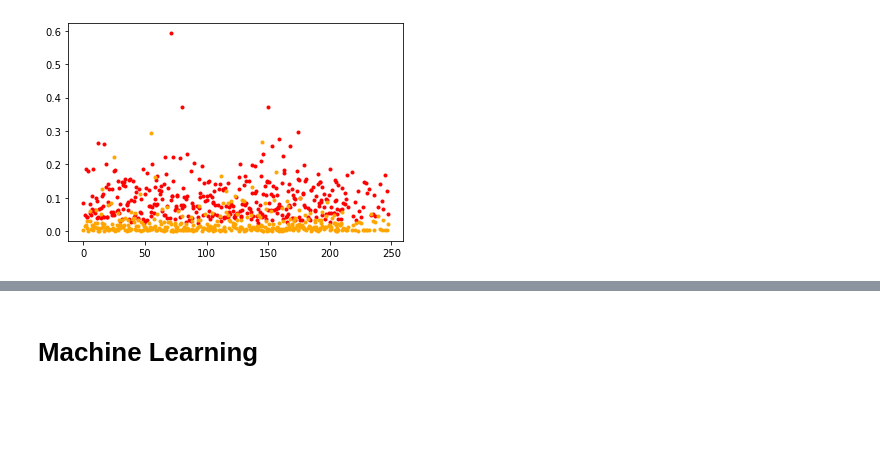
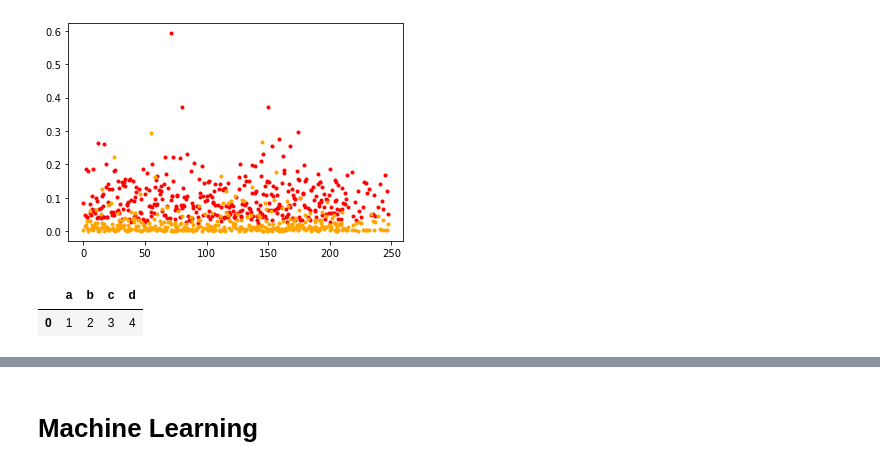
Before and after one commit to eramey16/galactic_lenses, a Jupyter notebook: Test.ipynb, the cells around one changed output, grey strips where cells are left out. Cells and saved outputs as stored; diff of their text form; code cells hidden in the pictures; blank space fills up the shorter version.

```diff
--- a/Test.ipynb
+++ b/Test.ipynb
@@ -971,3 +1097,13 @@ plt.plot(A_lenses['unc_'+band], '.', color='orange')
 # %% [output]
 [<matplotlib.lines.Line2D at 0x...>]
 [figure]
+# %%
+import pandas as pd
+import numpy as np
+x = pd.DataFrame({'a':[1], 'b':[2]})
+x[['c', 'd']] = None
+x.loc[0, ['c', 'd']] = [3,4]
+x
+# %% [output]
+|  | a | b | c | d |
+| 0 | 1 | 2 | 3 | 4 |
```
Also changed, not shown: parts of 28 cells of this notebook, 6 other files.
